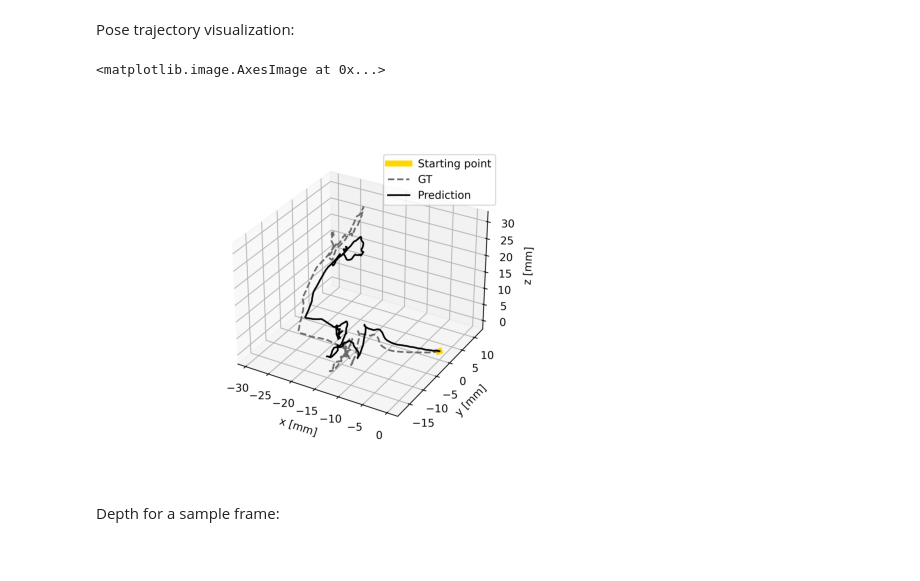
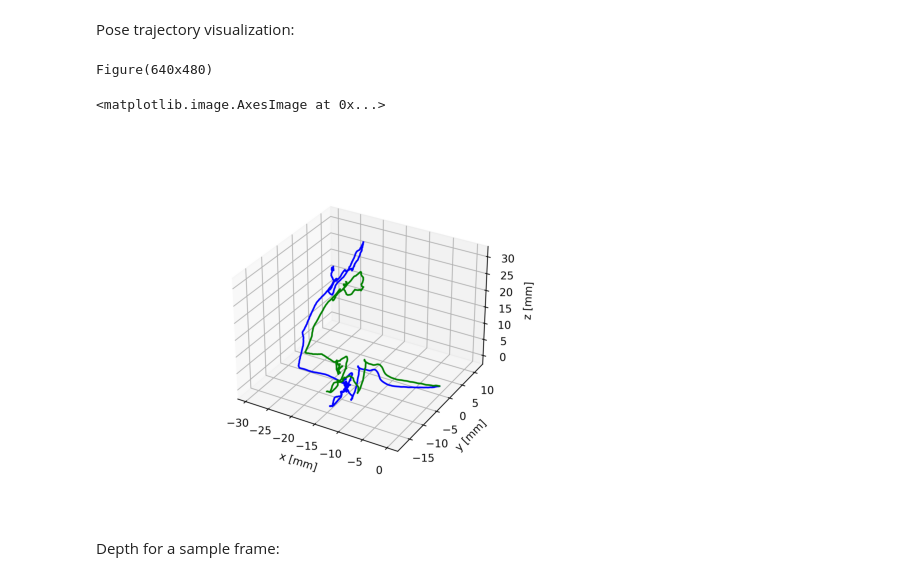
Before and after one commit to xiaowshi/Long-Term_Reprojection_Loss, a Jupyter notebook: Long_Term_Reprojection_Loss.ipynb, the cells around one changed output. Cells and saved outputs as stored; diff of their text form; code cells hidden in the pictures.

```diff
--- a/Long_Term_Reprojection_Loss.ipynb
+++ b/Long_Term_Reprojection_Loss.ipynb
@@ -52,15 +49,18 @@ number of batch / epoch:  105
 # %% [markdown]
 Pose trajectory visualization:
 # %%
+!python visualize_pose.py
+
 import matplotlib.pyplot as plt
 from PIL import Image
 
-img  = Image.open('vo_sq2_19.png')
+img  = Image.open('vo.png')
 plt.axis('OFF')
 plt.imshow(img)
 # %% [output]
-<matplotlib.image.AxesImage at 0x...>
+Figure(640x480)
+<matplotlib.image.AxesImage at 0x...>
-[figure, old version]
+[figure, new version]
 # %% [markdown]
 Depth for a sample frame:
 # %%
```
Also changed, not shown: parts of 10 cells of this notebook.
